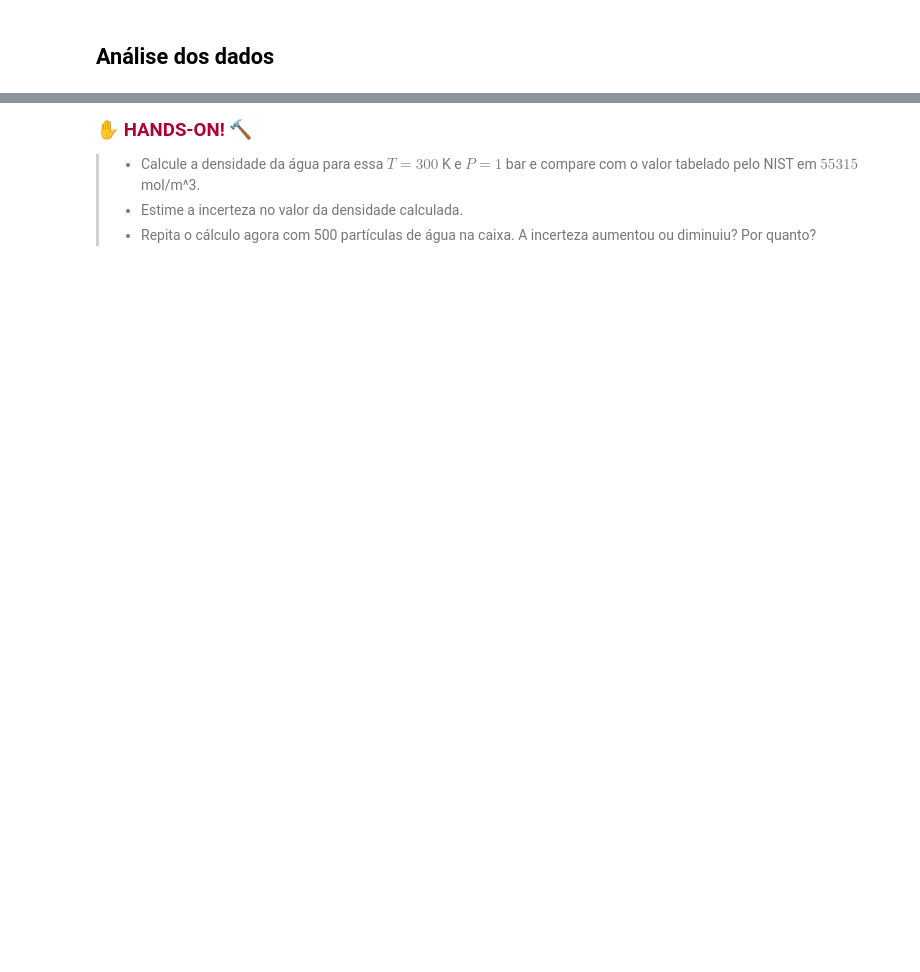
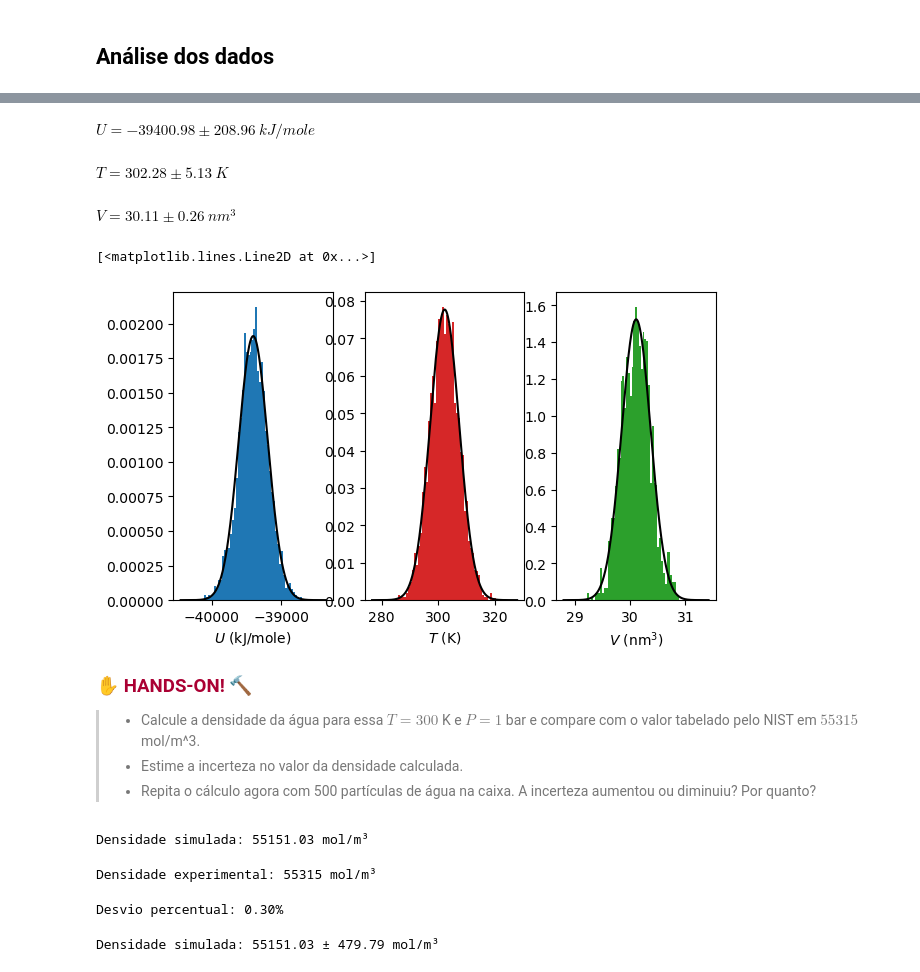
Before and after one commit to elvissoares/EQE595-SimMol, a Jupyter notebook: notebooks/Aula09-Agua_e_Campos_de_Forca.ipynb, the cells around one changed output, grey strips where cells are left out. Drawn from its saved outputs; the diff is of its cells as text; code cells hidden in the pictures; blank space fills up the shorter version.

```diff
--- a/notebooks/Aula09-Agua_e_Campos_de_Forca.ipynb
+++ b/notebooks/Aula09-Agua_e_Campos_de_Forca.ipynb
@@ -369,5 +456,5 @@ axs[2].set_ylabel('Volume (nm$^3$)')
 # %%
-timecut = 30
+timecut = 50
 # %%
 subsetT = df['Temperature (K)'][df['Time (ps)'] > timecut]
 subsetU = df['Potential Energy (kJ/mole)'][df['Time (ps)'] > timecut]
@@ -381,39 +468,48 @@ Umean = subsetU.mean()
 sigmaU = subsetU.std()
 
 display(Math(rf"U = {Umean:.2f} \pm {sigmaU:.2f}\ kJ/mole"))
+# %% [output]
+$\displaystyle U = -39400.98 \pm 208.96\ kJ/mole$
 # %%
 # Cálculo da média e desvio padrão da temperatura T
 Tmean = subsetT.mean()
 sigmaT = subsetT.std()
 
 display(Math(rf"$T = {Tmean:.2f} \pm {sigmaT:.2f}\ K"))
+# %% [output]
+$\displaystyle T = 302.28 \pm 5.13\ K$
 # %%
 # Cálculo da média e desvio padrão do volume V
 Vmean = subsetV.mean()
 sigmaV = subsetV.std()
 
 display(Math(rf"$V = {Vmean:.2f} \pm {sigmaV:.2f}\ nm^3"))
+# %% [output]
+$\displaystyle V = 30.11 \pm 0.26\ nm^3$
 # %%
 # Gráfico de histogramas com as distribuições de U, T e V
-fig, axs = plt.subplots(1, 3,figsize=(7,3))
+fig, axs = plt.subplots(1, 3,figsize=(7,4))
 
 axs[0].hist(subsetU,bins=50,density=True)
 axs[0].set_xlabel(r'$U$ (kJ/mole)')
 
 uarray = Umean+np.arange(-5*sigmaU,5*sigmaU,0.01*sigmaU)
 axs[0].plot(uarray,np.sqrt(1/(2*np.pi*sigmaU**2))*np.exp(-0.5*(uarray-Umean)**2/sigmaU**2),color='k')
 
 axs[1].hist(subsetT,bins=50,density=True,color='C3')
 axs[1].set_xlabel(r'$T$ (K)')
 
 Tarray = Tmean + np.arange(-5*sigmaT,5*sigmaT,0.01*sigmaT)
 axs[1].plot(Tarray,np.sqrt(1/(2*np.pi*sigmaT**2))*np.exp(-0.5*(Tarray-Tmean)**2/sigmaT**2),color='k')
 
 axs[2].hist(subsetV,bins=50,density=True,color='C2')
 axs[2].set_xlabel(r'$V$ (nm$^3$)')
 
 Varray = Vmean + np.arange(-5*sigmaV,5*sigmaV,0.01*sigmaV)
 axs[2].plot(Varray,np.sqrt(1/(2*np.pi*sigmaV**2))*np.exp(-0.5*(Varray-Vmean)**2/sigmaV**2),color='k')
+# %% [output]
+[<matplotlib.lines.Line2D at 0x...>]
+[figure, added]
 # %% [markdown]
 **<span style="color:#A03;font-size:14pt">
 &#x270B; HANDS-ON! &#x1F528;
@@ -424,9 +520,25 @@ axs[2].plot(Varray,np.sqrt(1/(2*np.pi*sigmaV**2))*np.exp(-0.5*(Varray-Vmean)**2/
 > - Repita o cálculo agora com 500 partículas de água na caixa. A incerteza aumentou ou diminuiu? Por quanto?
 # %%
 # Cálculo da densidade de moléculas a T = 300 K e P = 1 bar
+nmean = (N_mol/ 6.022e23) / (Vmean * 1e-27)
+print(f"Densidade simulada: {nmean:.2f} mol/m³")
+# %% [output]
+Densidade simulada: 55151.03 mol/m³
 # %%
 # Valor experimental da densidade de água a 300 K e 1 bar
+nexp = 55315 # mol/m^3
+print(f"Densidade experimental: {nexp} mol/m³")
+# %% [output]
+Densidade experimental: 55315 mol/m³
 # %%
 # Desvio percentual da densidade simulada em relação à densidade experimental
+desvio_percentual = np.abs((nmean - nexp) / nexp) * 100
+print(f"Desvio percentual: {desvio_percentual:.2f}%")
+# %% [output]
+Desvio percentual: 0.30%
 # %%
 # Cálculo da incerteza da densidade simulada
+sigma_n = nmean * sigmaV / Vmean
+print(f"Densidade simulada: {nmean:.2f} ± {sigma_n:.2f} mol/m³")
+# %% [output]
+Densidade simulada: 55151.03 ± 479.79 mol/m³
```
Also changed, not shown: parts of 20 cells of this notebook, 1 other file.
